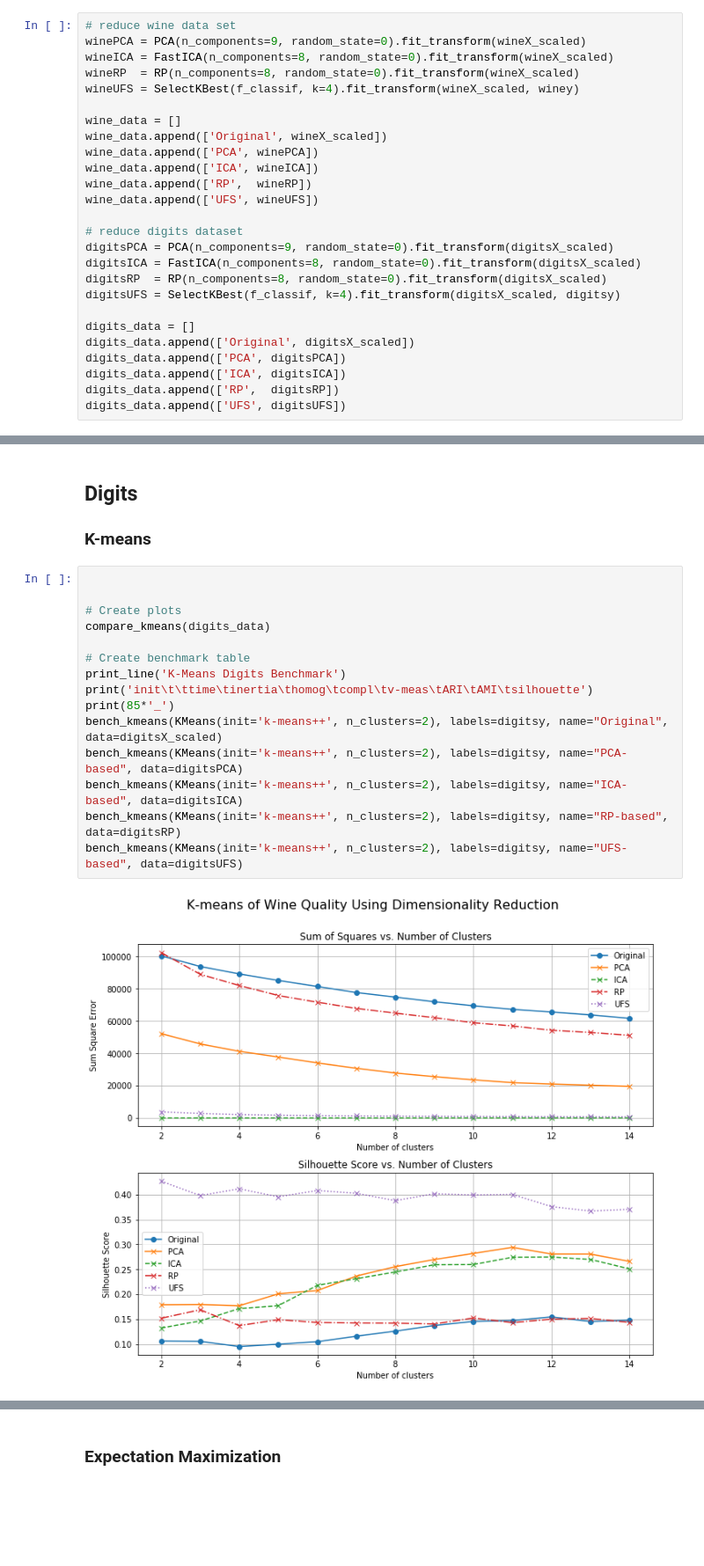
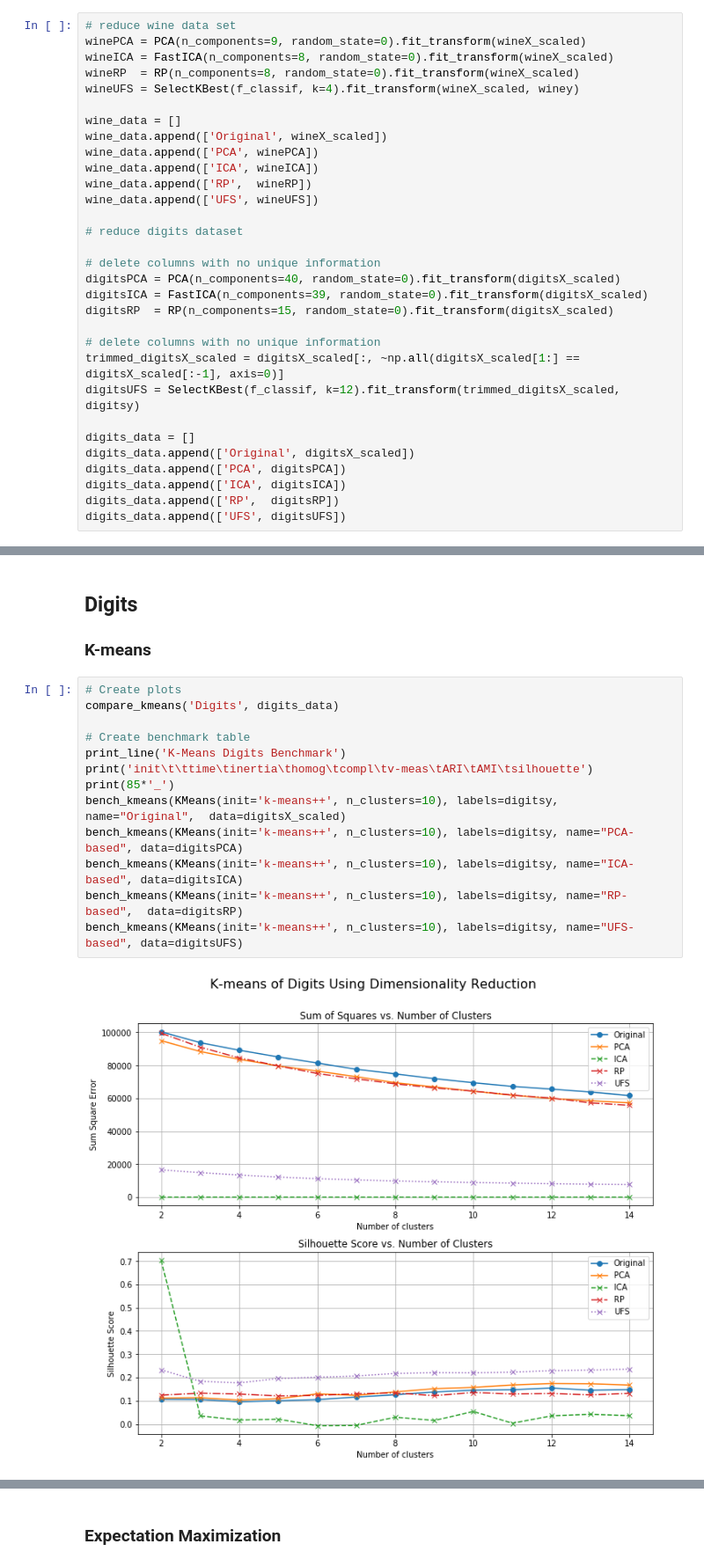
Before and after one commit to reedipher/CS-7641-unsupervised_learning, a Jupyter notebook: code/Assignment 3.ipynb, the cells around one changed output, grey strips where cells are left out. Shown at 88% size. Saved outputs shown, nothing was run; the diff lists cells and outputs as text; blank space fills up the shorter version.

```diff
--- a/code/Assignment 3.ipynb
+++ b/code/Assignment 3.ipynb
@@ -820,10 +827,15 @@ wine_data.append(['RP',  wineRP])
 wine_data.append(['UFS', wineUFS])
 
 # reduce digits dataset
-digitsPCA = PCA(n_components=9, random_state=0).fit_transform(digitsX_scaled)
-digitsICA = FastICA(n_components=8, random_state=0).fit_transform(digitsX_scaled)
-digitsRP  = RP(n_components=8, random_state=0).fit_transform(digitsX_scaled)
-digitsUFS = SelectKBest(f_classif, k=4).fit_transform(digitsX_scaled, digitsy)
+
+# delete columns with no unique information
+digitsPCA = PCA(n_components=40, random_state=0).fit_transform(digitsX_scaled)
+digitsICA = FastICA(n_components=39, random_state=0).fit_transform(digitsX_scaled)
+digitsRP  = RP(n_components=15, random_state=0).fit_transform(digitsX_scaled)
+
+# delete columns with no unique information
+trimmed_digitsX_scaled = digitsX_scaled[:, ~np.all(digitsX_scaled[1:] == digitsX_scaled[:-1], axis=0)]
+digitsUFS = SelectKBest(f_classif, k=12).fit_transform(trimmed_digitsX_scaled, digitsy)
 
 digits_data = []
 digits_data.append(['Original', digitsX_scaled])
@@ -889,22 +901,20 @@ UFS-based       0.09s   15460   16100   0.200   0.071   0.105   0.076   0.104
 ## Digits
 ### K-means
 # %%
-
-
 # Create plots
-compare_kmeans(digits_data)
+compare_kmeans('Digits', digits_data)
 
 # Create benchmark table
 print_line('K-Means Digits Benchmark')
 print('init\t\ttime\tinertia\thomog\tcompl\tv-meas\tARI\tAMI\tsilhouette')
 print(85*'_')
-bench_kmeans(KMeans(init='k-means++', n_clusters=2), labels=digitsy, name="Original", data=digitsX_scaled)
-bench_kmeans(KMeans(init='k-means++', n_clusters=2), labels=digitsy, name="PCA-based", data=digitsPCA)
-bench_kmeans(KMeans(init='k-means++', n_clusters=2), labels=digitsy, name="ICA-based", data=digitsICA)
-bench_kmeans(KMeans(init='k-means++', n_clusters=2), labels=digitsy, name="RP-based", data=digitsRP)
-bench_kmeans(KMeans(init='k-means++', n_clusters=2), labels=digitsy, name="UFS-based", data=digitsUFS)
+bench_kmeans(KMeans(init='k-means++', n_clusters=10), labels=digitsy, name="Original",  data=digitsX_scaled)
+bench_kmeans(KMeans(init='k-means++', n_clusters=10), labels=digitsy, name="PCA-based", data=digitsPCA)
+bench_kmeans(KMeans(init='k-means++', n_clusters=10), labels=digitsy, name="ICA-based", data=digitsICA)
+bench_kmeans(KMeans(init='k-means++', n_clusters=10), labels=digitsy, name="RP-based",  data=digitsRP)
+bench_kmeans(KMeans(init='k-means++', n_clusters=10), labels=digitsy, name="UFS-based", data=digitsUFS)
 # %% [output]
-[figure, old version]
+[figure, new version]
 --------------------------------------------------------------------------------
 *  K-Means Digits Benchmark  *
 --------------------------------------------------------------------------------
```
Also changed, not shown: parts of 11 cells of this notebook.
